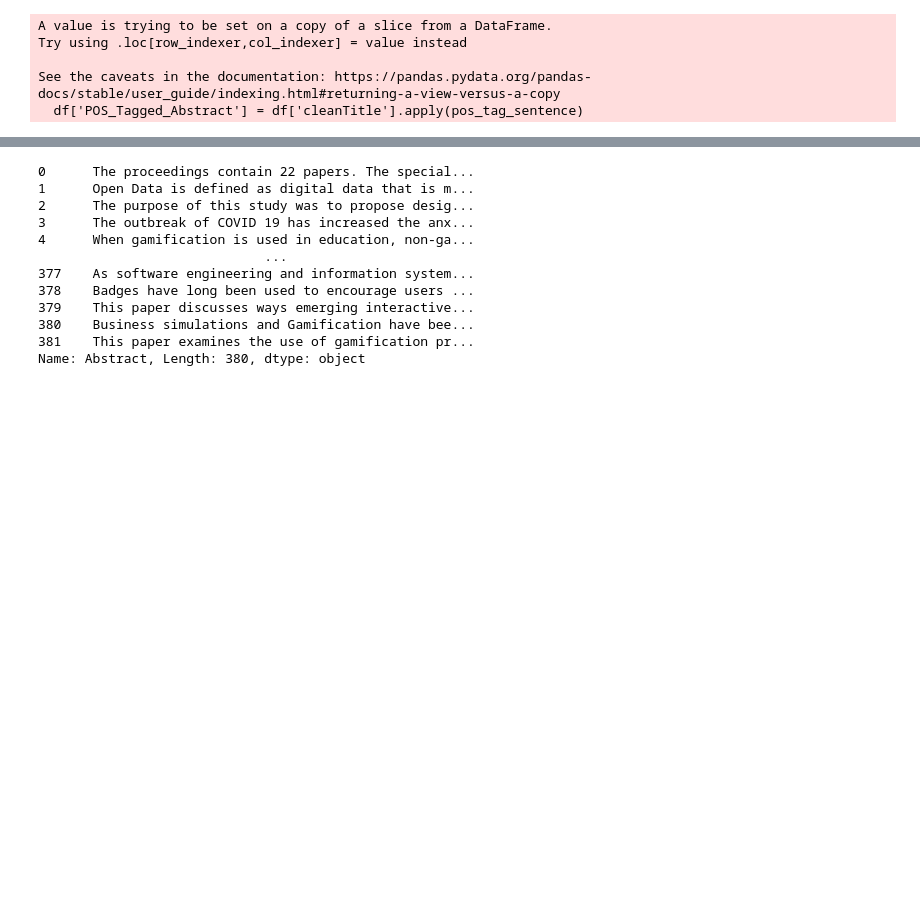
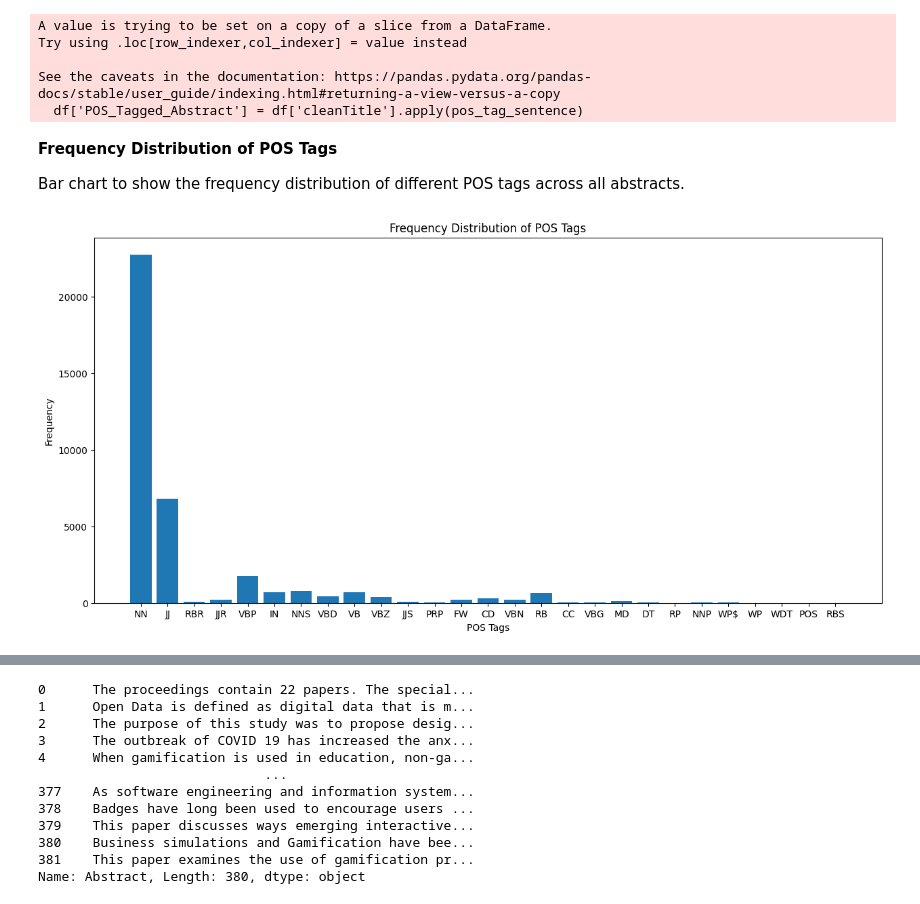
Before and after one commit to daniff15/ICD_Project, a Jupyter notebook: main.ipynb, the cells around one changed output, grey strips where cells are left out. Saved outputs shown, nothing was run; the diff lists cells and outputs as text; code cells hidden in the pictures; blank space fills up the shorter version.

```diff
--- a/main.ipynb
+++ b/main.ipynb
@@ -349,3 +389,27 @@ Try using .loc[row_indexer,col_indexer] = value instead
 
 See the caveats in the documentation: https://pandas.pydata.org/pandas-docs/stable/user_guide/indexing.html#returning-a-view-versus-a-copy
   df['POS_Tagged_Abstract'] = df['cleanTitle'].apply(pos_tag_sentence)
+# %% [markdown]
+**Frequency Distribution of POS Tags**
+
+Bar chart to show the frequency distribution of different POS tags across all abstracts.
+# %%
+import matplotlib.pyplot as plt
+from collections import Counter
+import itertools
+
+# Flatten the list of all POS tags from all abstracts
+all_tags = list(itertools.chain.from_iterable(df['POS_Tagged_Abstract'].apply(lambda x: [tag for word, tag in x])))
+
+# Count the frequency of each POS tag
+tag_freq = Counter(all_tags)
+
+# Create a bar chart
+plt.figure(figsize=(15, 7))
+plt.bar(tag_freq.keys(), tag_freq.values())
+plt.xlabel('POS Tags')
+plt.ylabel('Frequency')
+plt.title('Frequency Distribution of POS Tags')
+plt.show()
+# %% [output]
+[figure, added]
```
Also changed, not shown: parts of 6 cells of this notebook.
